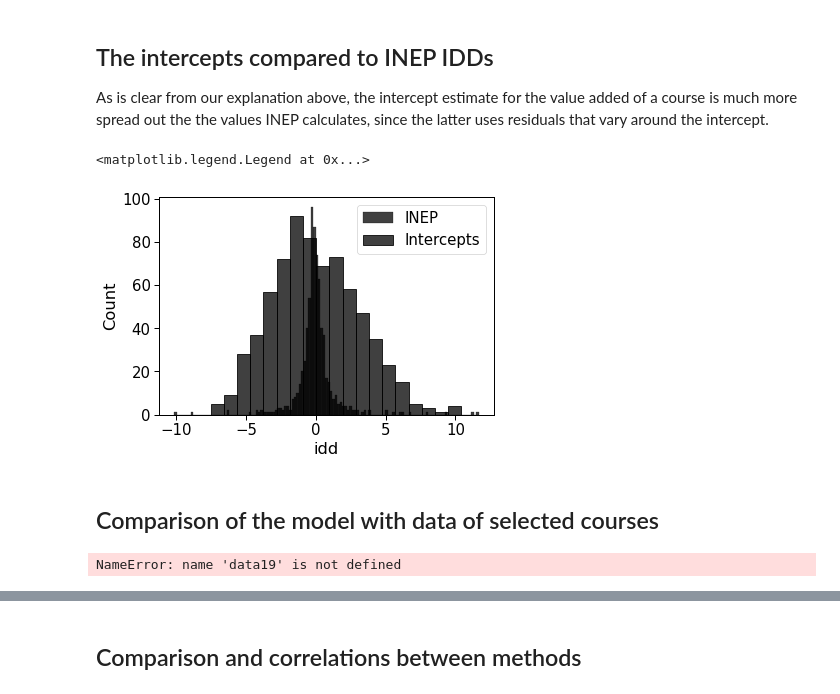
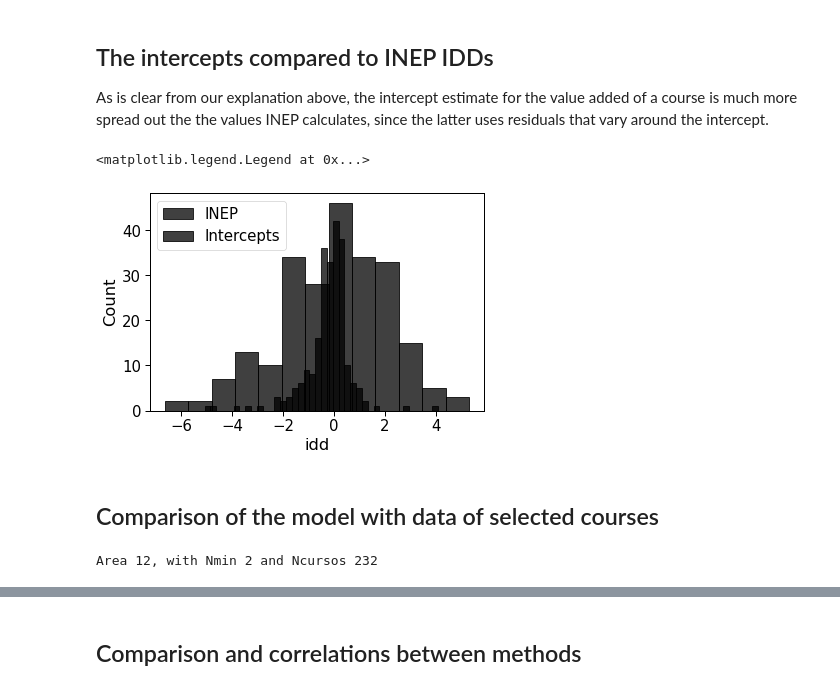
Before and after one commit to ewout/idd, a Jupyter notebook: 2-CalculateIDDs.ipynb, the cells around one changed output, grey strips where cells are left out. Drawn from its saved outputs; the diff is of its cells as text; code cells hidden in the pictures.

```diff
--- a/2-CalculateIDDs.ipynb
+++ b/2-CalculateIDDs.ipynb
@@ -441,28 +517,28 @@ As is clear from our explanation above, the intercept estimate for the value add
 # %%
 p = sns.color_palette(['black','gray'])
 sns.set_palette(p)
 
-area = 5710
+area = 12
 fn = "idd-intercept-2019-{}-nmin-2.csv".format(area)
 intercept = pd.read_csv('data/calculated/'+fn)
 fn = "idd-ml-2019-{}-nmin-2.csv".format(area)
 ml = pd.read_csv('data/calculated/'+fn)
 
 ax = sns.histplot(ml['idd'],label="INEP")
 sns.histplot(intercept['idd'],label="Intercepts",ax=ax)
 plt.legend()
 # %% [output]
 <matplotlib.legend.Legend at 0x...>
-[figure, old version]
+[figure, new version]
 # %% [markdown]
 ## Comparison of the model with data of selected courses
 # %%
-area = 5
-data = data19.query("area == @area")
+area = 12
+data = md19.query("area == @area")
 model,fitdata = multilevel(data)
 ml,intercept,noranef = idd_multilevel(data,Nmin = 2,to_disk=True,verbose=True,residcomoutlier=True)
 # %% [output]
-NameError: name 'data19' is not defined
+Area 12, with Nmin 2 and Ncursos 232
 # %%
 fitdata['prednoranef'] = model.predict(fitdata,use_rfx=False)
 fitdata['pred'] = model.predict(fitdata,use_rfx=True)
```
Also changed, not shown: parts of 51 cells of this notebook, 14 other files.
